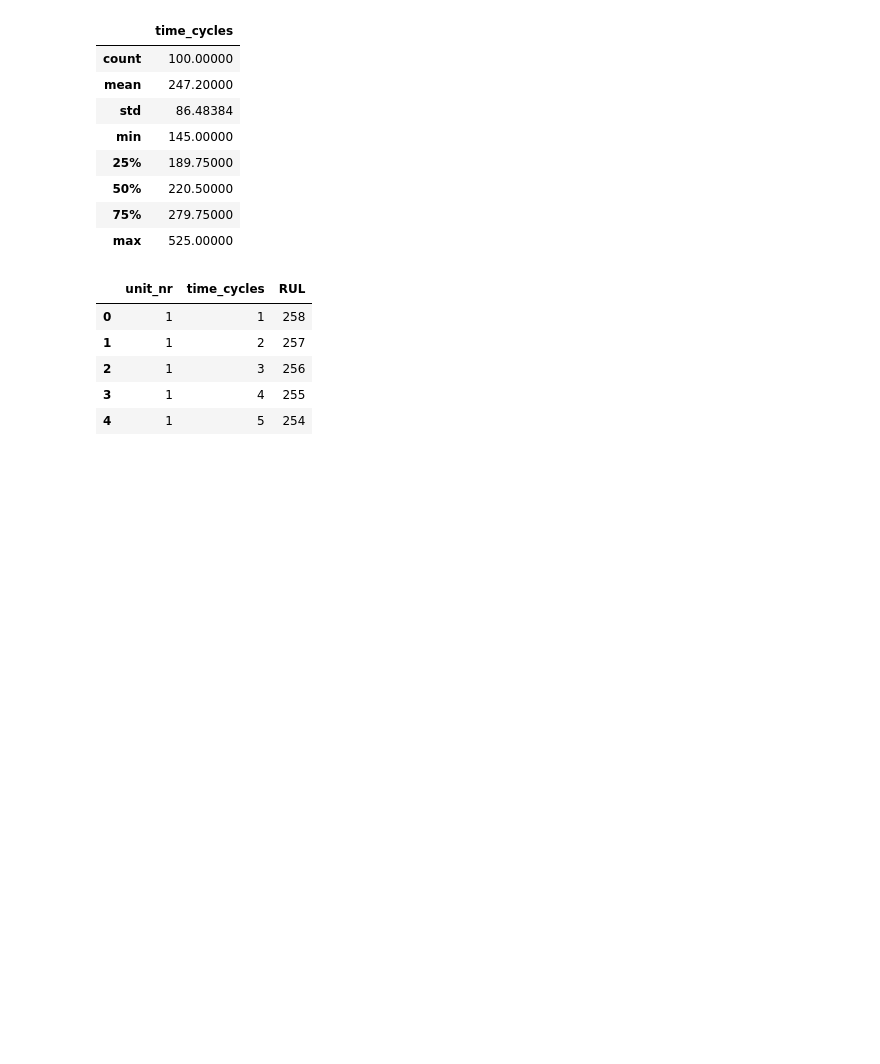
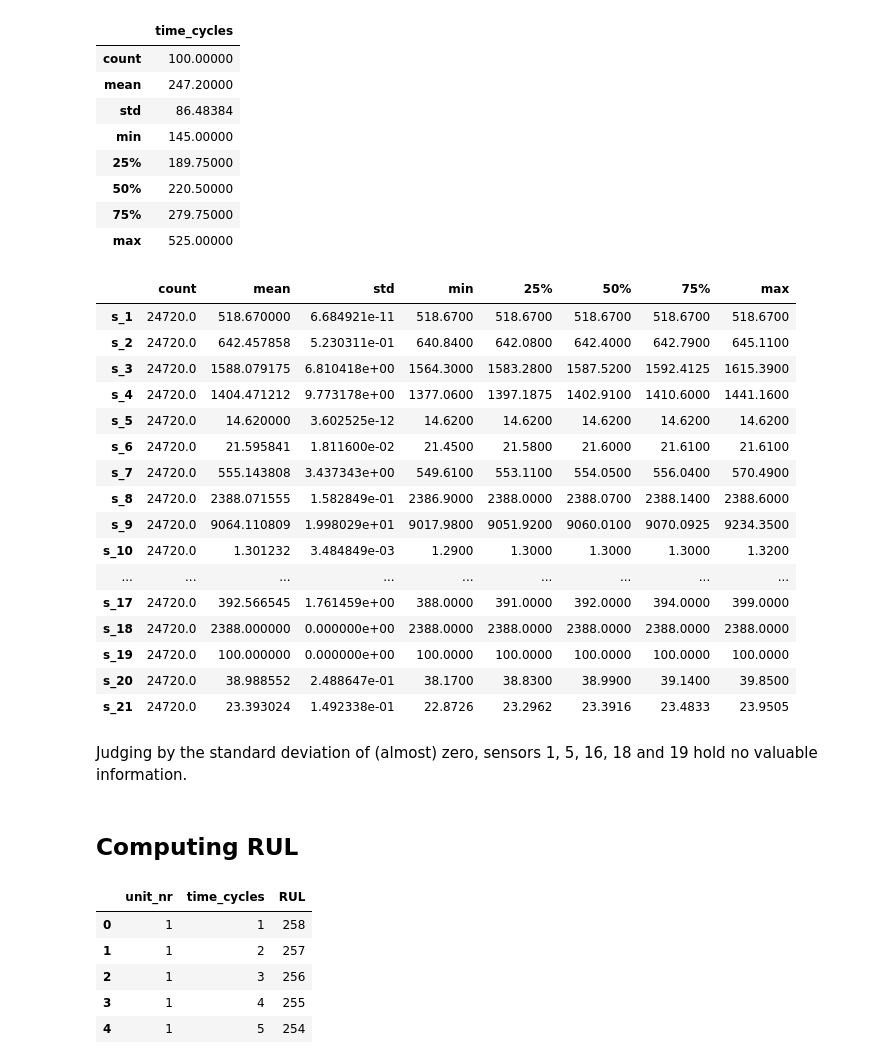
Before and after one commit to DennisxB/turbofan-predictive-maintenance, a Jupyter notebook: 02_FD003.ipynb, the cells around one changed output. Drawn from its saved outputs; the diff is of its cells as text; code cells hidden in the pictures; blank space fills up the shorter version.

```diff
--- a/02_FD003.ipynb
+++ b/02_FD003.ipynb
@@ -76,6 +76,30 @@ train[index_names].groupby('unit_nr').max().describe()
 | 50% | 220.50000 |
 | 75% | 279.75000 |
 | max | 525.00000 |
+# %%
+train[sensor_names].describe().transpose()
+# %% [output]
+|  | count | mean | std | min | 25% | 50% | 75% | max |
+| s_1 | 24720.0 | 518.670000 | 6.684921e-11 | 518.6700 | 518.6700 | 518.6700 | 518.6700 | 518.6700 |
+| s_2 | 24720.0 | 642.457858 | 5.230311e-01 | 640.8400 | 642.0800 | 642.4000 | 642.7900 | 645.1100 |
+| s_3 | 24720.0 | 1588.079175 | 6.810418e+00 | 1564.3000 | 1583.2800 | 1587.5200 | 1592.4125 | 1615.3900 |
+| s_4 | 24720.0 | 1404.471212 | 9.773178e+00 | 1377.0600 | 1397.1875 | 1402.9100 | 1410.6000 | 1441.1600 |
+| s_5 | 24720.0 | 14.620000 | 3.602525e-12 | 14.6200 | 14.6200 | 14.6200 | 14.6200 | 14.6200 |
+| s_6 | 24720.0 | 21.595841 | 1.811600e-02 | 21.4500 | 21.5800 | 21.6000 | 21.6100 | 21.6100 |
+| s_7 | 24720.0 | 555.143808 | 3.437343e+00 | 549.6100 | 553.1100 | 554.0500 | 556.0400 | 570.4900 |
+| s_8 | 24720.0 | 2388.071555 | 1.582849e-01 | 2386.9000 | 2388.0000 | 2388.0700 | 2388.1400 | 2388.6000 |
+| s_9 | 24720.0 | 9064.110809 | 1.998029e+01 | 9017.9800 | 9051.9200 | 9060.0100 | 9070.0925 | 9234.3500 |
+| s_10 | 24720.0 | 1.301232 | 3.484849e-03 | 1.2900 | 1.3000 | 1.3000 | 1.3000 | 1.3200 |
+| ... | ... | ... | ... | ... | ... | ... | ... | ... |
+| s_17 | 24720.0 | 392.566545 | 1.761459e+00 | 388.0000 | 391.0000 | 392.0000 | 394.0000 | 399.0000 |
+| s_18 | 24720.0 | 2388.000000 | 0.000000e+00 | 2388.0000 | 2388.0000 | 2388.0000 | 2388.0000 | 2388.0000 |
+| s_19 | 24720.0 | 100.000000 | 0.000000e+00 | 100.0000 | 100.0000 | 100.0000 | 100.0000 | 100.0000 |
+| s_20 | 24720.0 | 38.988552 | 2.488647e-01 | 38.1700 | 38.8300 | 38.9900 | 39.1400 | 39.8500 |
+| s_21 | 24720.0 | 23.393024 | 1.492338e-01 | 22.8726 | 23.2962 | 23.3916 | 23.4833 | 23.9505 |
+# %% [markdown]
+Judging by the standard deviation of (almost) zero, sensors 1, 5, 16, 18 and 19 hold no valuable information.
+# %% [markdown]
+## Computing RUL
 # %%
 def add_remaining_useful_life(df):
     # Get the total number of cycles for each unit
```
Also changed, not shown: parts of 10 cells of this notebook.
